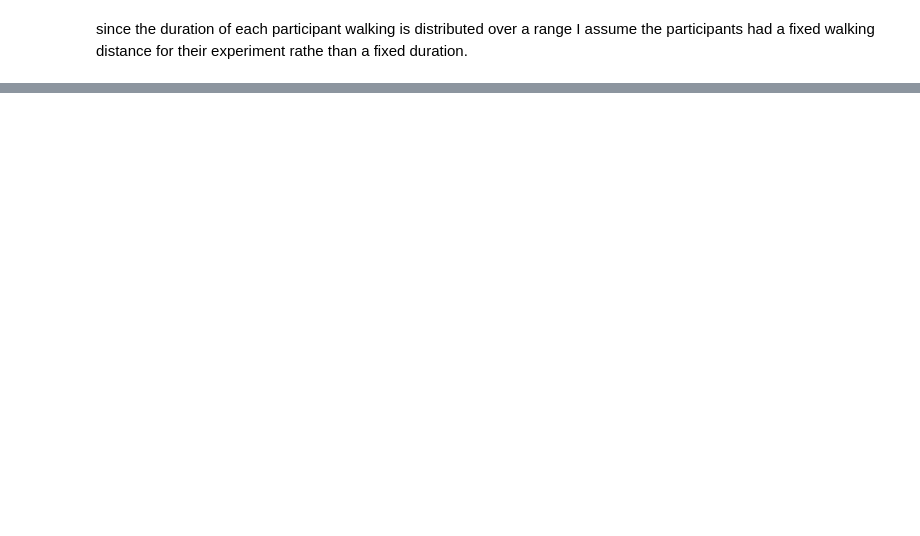
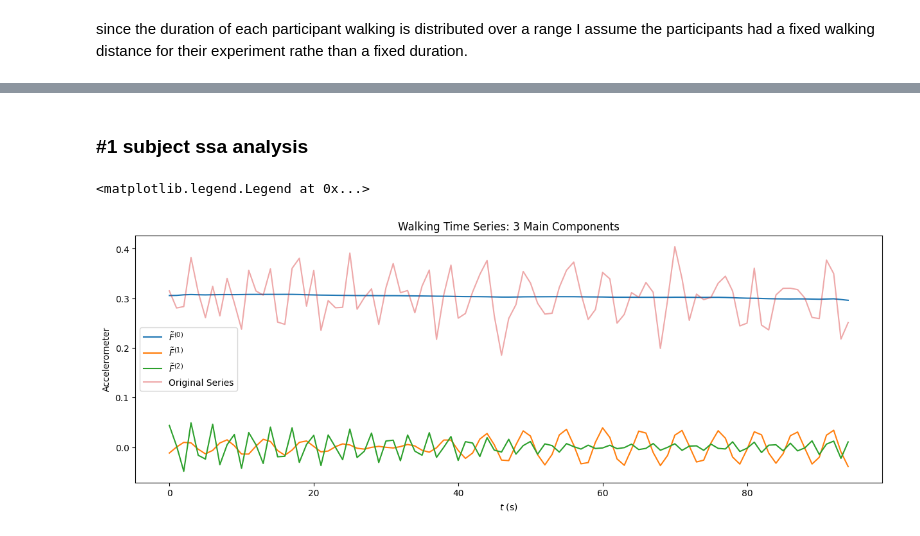
Before and after one commit to vividbaek/DataAnalysis, a Jupyter notebook: smartphone/[00]Basic.ipynb, the cells around one changed output, grey strips where cells are left out. Cells and saved outputs as stored; diff of their text form; code cells hidden in the pictures; blank space fills up the shorter version.

```diff
--- a/smartphone/[00]Basic.ipynb
+++ b/smartphone/[00]Basic.ipynb
@@ -594,0 +742,34 @@ I will review the durations for this assumption with a small experiment on my st
+# %% [markdown]
+### #1 subject ssa analysis
+# %%
+# Eucliden norm of the acceleration
+## Eucliden norm: masure of vector magnituge or lengh in Eucliden space. It is calculated as the square root of the sum of the squared components of the vector.
+
+# only the x, y, and z-axis data from the tBodyAcc series are extracted for analysis.
+walking_series = both_df[(label =='WALKING') & (both_df['subject'] == '#1')][['tBodyAcc-mean()-X', 'tBodyAcc-mean()-Y', 'tBodyAcc-mean()-Z']].reset_index(drop=True)
+
+# square(**2) each value, sum them, and take the square root(**0.5)
+walking_series = (walking_series**2).sum(axis = 1)**0.5
+
+# Decomposing the series
+## The walking_series calculated above is embedded into an SSA(Singular Spectrum Alanysis) trajectory matrix using a window of size 30
+## SSA involves embedding time-series data into a trajectory(궤적) martrix of length L, performing Singular Value Decomposition(SVD) on the matrix, and extracting the key components.
+##Each component represents the major patterns or variations in the time sereies.
+
+series_ssa = SSA(walking_series, 30)
+
+
+# plotting the decomposition
+plt.figure(figsize = (15,5))
+series_ssa.reconstruct(0).plot() # plot the first component. reconstructed from the origin time series
+series_ssa.reconstruct([1,2]).plot() # plot the secon and third components
+series_ssa.reconstruct([3,4]).plot()
+series_ssa.orig_TS.plot(alpha = 0.4)
+plt.title('Walking Time Series: 3 Main Components')
+plt.xlabel(r'$t$ (s)')
+plt.ylabel('Accelerometer')
+legend = [r'$\tilde{{F}}^{{({0})}}$'.format(i) for i in range(3)] + ['Original Series']
+plt.legend(legend)
+# %% [output]
+<matplotlib.legend.Legend at 0x...>
+[figure, added]
```
Also changed, not shown: parts of 30 cells of this notebook.
